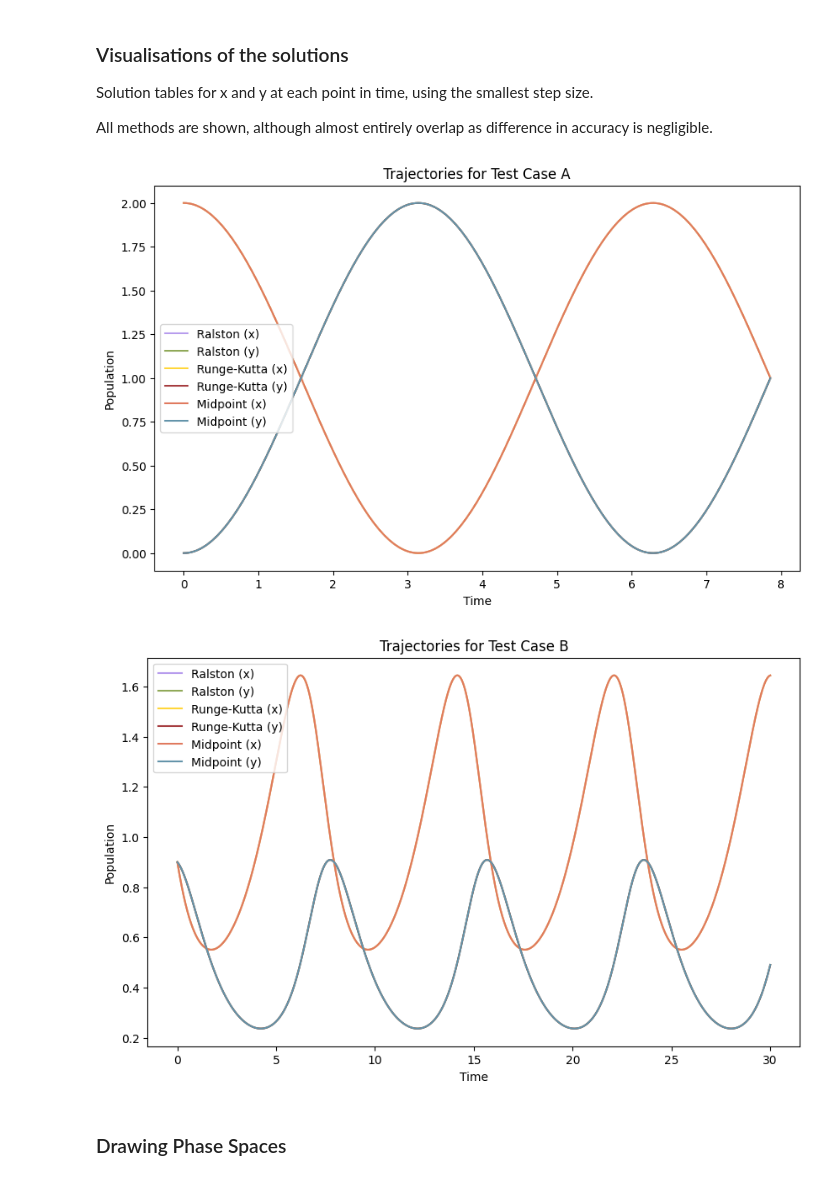
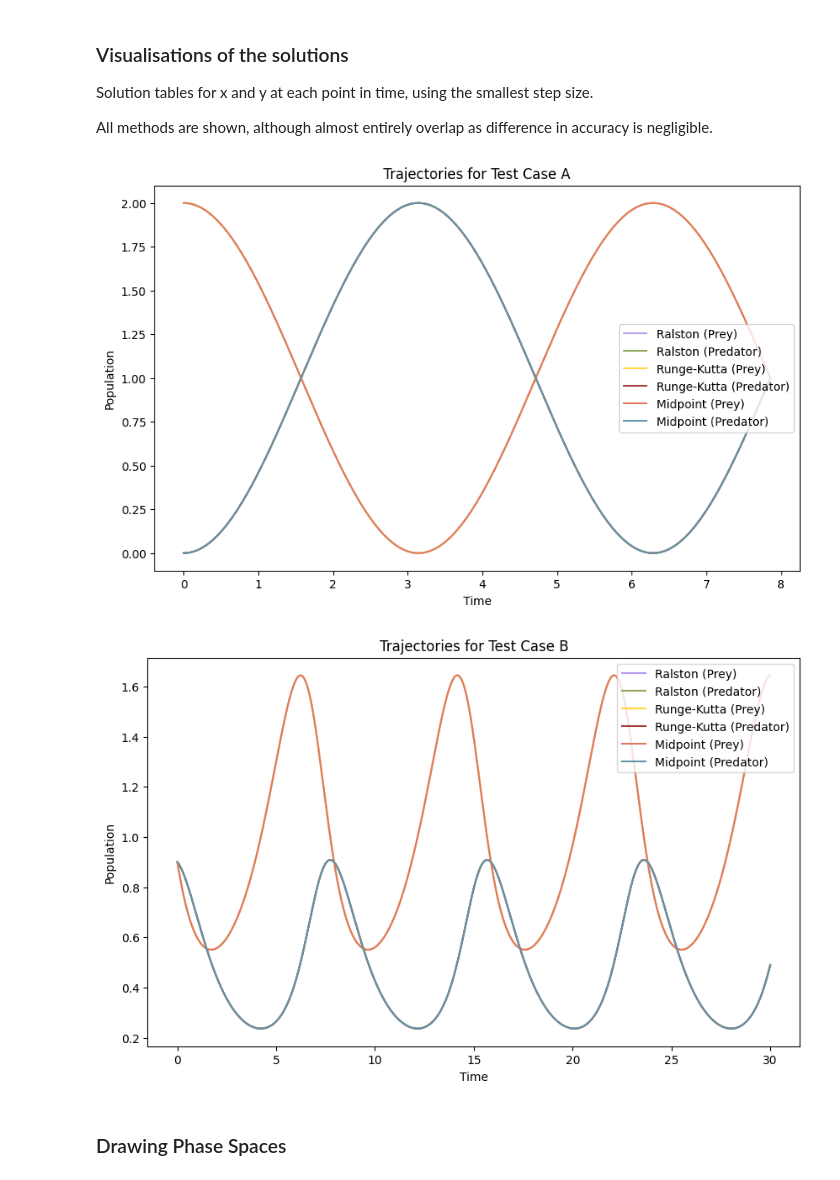
Before and after one commit to samrussell-code/numerical_scwk, a Jupyter notebook: samrussell.ipynb, the cells around one changed output. Drawn from its saved outputs; the diff is of its cells as text; code cells hidden in the pictures.

```diff
--- a/samrussell.ipynb
+++ b/samrussell.ipynb
@@ -136,7 +136,7 @@ Tables of each value of X at each multiple of dt for the solution, for each meth
 # Display results for Test Case A
 for method in methods:
     print(f"\nResults for {method} (Test Case A):\n")
-    headers_A = ['Time/2.5π  (s/2.5π)', '(x)', '(y)']
+    headers_A = ['Time/2.5π  (s/2.5π)', '(Prey)', '(Predator)']
 
     for dt_factor, times in zip(time_steps, total_times_A[method]):
         print(f"dt = T/{dt_factor}, Total Time = {times:.6f} s")
@@ -160,7 +160,7 @@ for method in methods:
 # Display results for Test Case B
 for method in methods:
     print(f"\nResults for {method} (Test Case B):\n")
-    headers_B = ['Time/30  (s/30)', '(x)', '(y)']  # Adjusted headers for Test Case B
+    headers_B = ['Time/30  (s/30)', '(Prey)', '(Predator)']  # Adjusted headers for Test Case B
 
     for count, (dt_factor, times) in enumerate(zip(time_steps, total_times_B[method])):
         print(f"dt = T/{dt_factor}, Total Time = {times:.6f} s")
@@ -209,39 +209,39 @@ plt.figure(figsize=(10, 6))
 colors=['#B79CED','#FFD639','#E07A5F']
 colors_2=['#90A959','#A63D40','#6494AA']
 for i, method in enumerate(methods):
     if method == "Midpoint":
         t, sol = midpoint_method(rhs, u0_A, 0, T_A / 1600, T_A)
     else:
         t, sol = solver(rhs, u0_A, 0, T_A / 1600, T_A, method)
     sol = np.array(sol)
-    plt.plot(t, sol[:, 0], label=f"{method} (x)",color=colors[i])
-    plt.plot(t, sol[:, 1], label=f"{method} (y)",color=colors_2[i])
+    plt.plot(t, sol[:, 0], label=f"{method} (Prey)",color=colors[i])
+    plt.plot(t, sol[:, 1], label=f"{method} (Predator)",color=colors_2[i])
 
 plt.title("Trajectories for Test Case A")
 plt.xlabel("Time")
 plt.ylabel("Population")
 plt.legend()
 plt.show()
 
 # Plotting trajectories for Test Case B
 plt.figure(figsize=(10, 6))
 for i, method in enumerate(methods):
     if method == "Midpoint":
         t, sol = midpoint_method(rhs_B, u0_B, 0, T_B / 1600, T_B)
     else:
         t, sol = solver(rhs_B, u0_B, 0, T_B / 1600, T_B, method)
     sol = np.array(sol)
-    plt.plot(t, sol[:, 0], label=f"{method} (x)",color=colors[i])
-    plt.plot(t, sol[:, 1], label=f"{method} (y)",color=colors_2[i])
+    plt.plot(t, sol[:, 0], label=f"{method} (Prey)",color=colors[i])
+    plt.plot(t, sol[:, 1], label=f"{method} (Predator)",color=colors_2[i])
 
 plt.title("Trajectories for Test Case B")
 plt.xlabel("Time")
 plt.ylabel("Population")
 plt.legend()
 plt.show()
 # %% [output]
-[figure, old version]
+[figure, new version]
-[figure, old version]
+[figure, new version]
 # %% [markdown]
 ### Drawing Phase Spaces
 # %%
```
Also changed, not shown: parts of 7 cells of this notebook.
